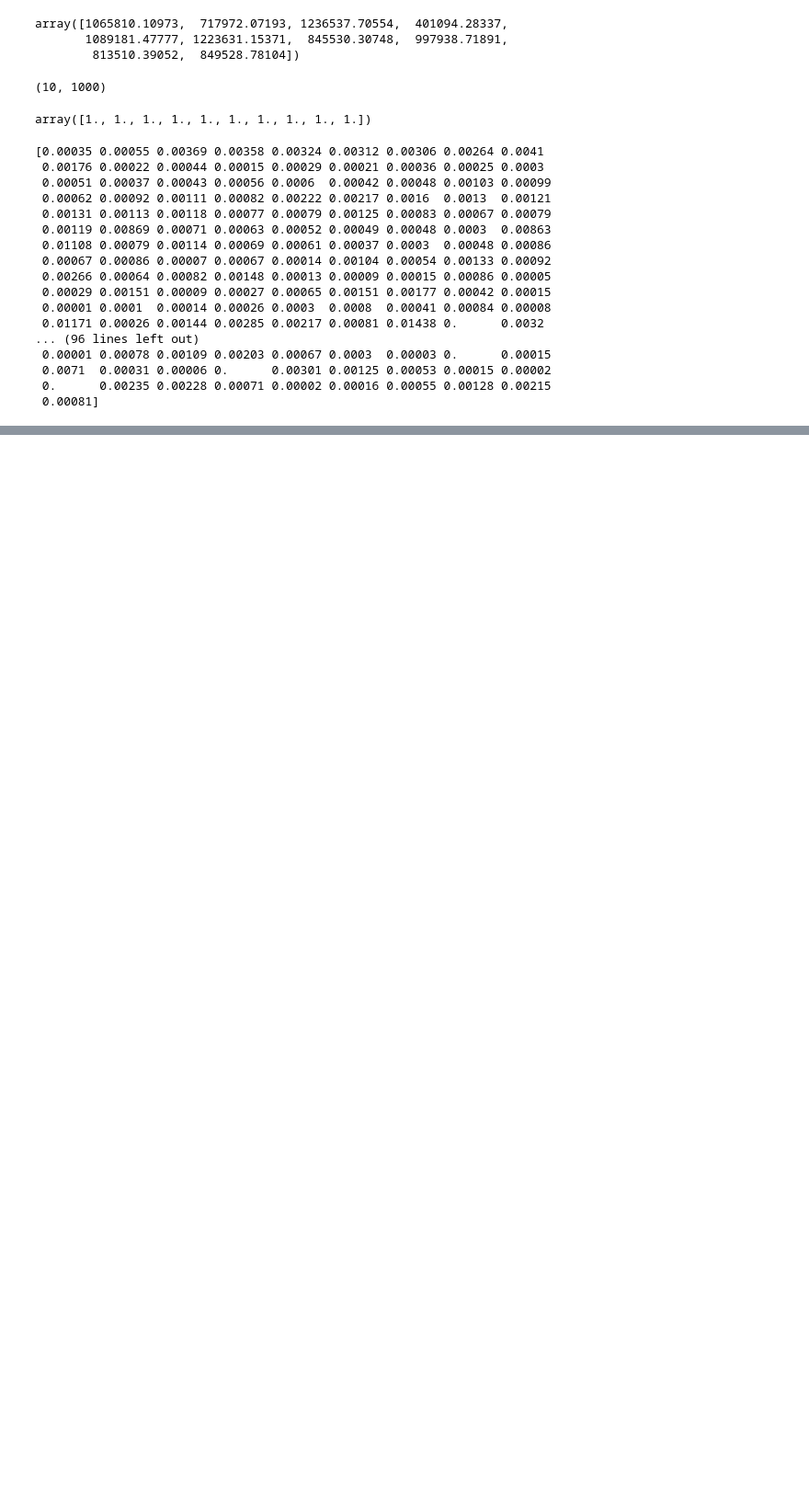
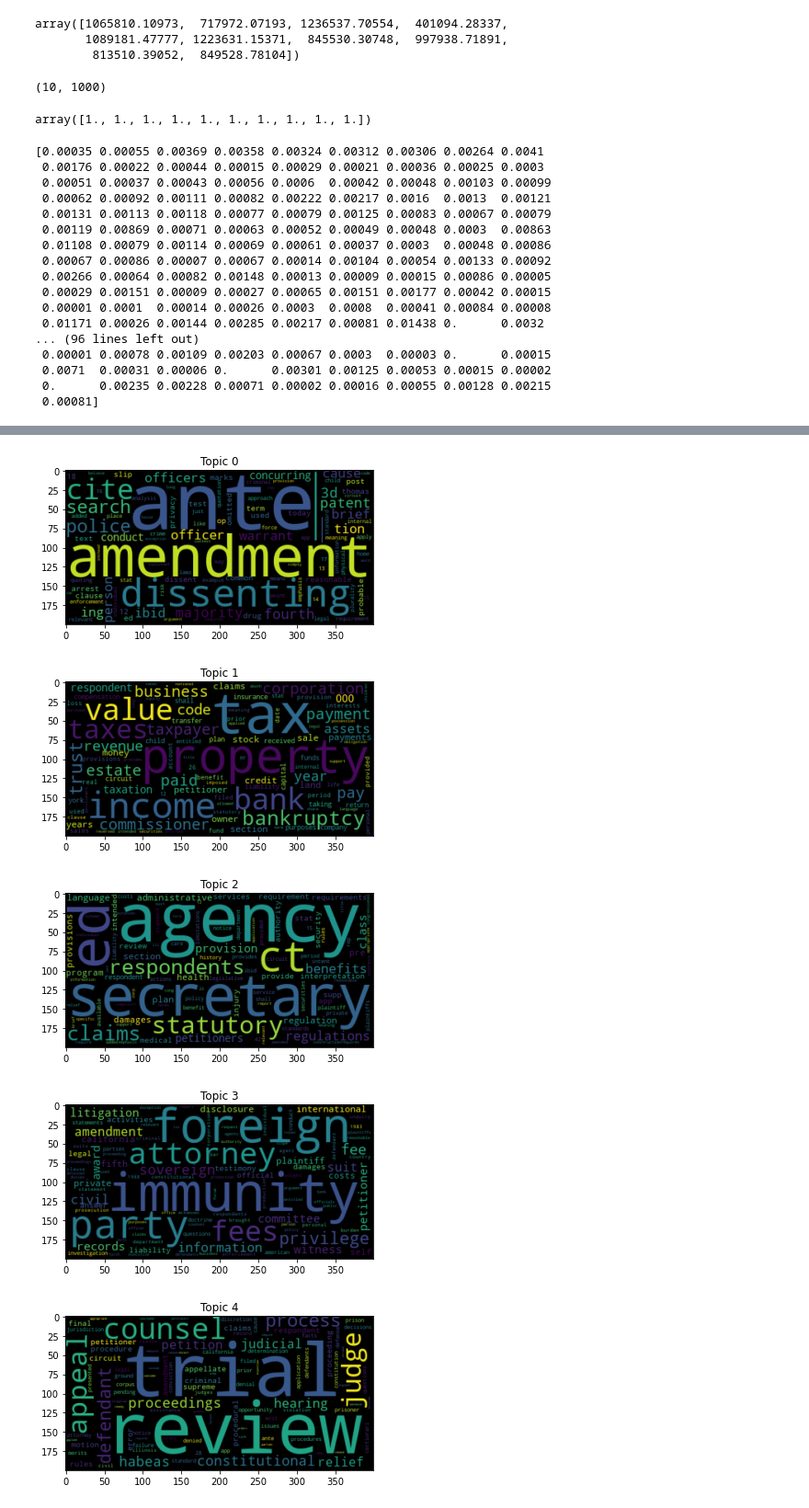
Before and after one commit to torelash/AssesingSCOTUSBias, a Jupyter notebook: data_preprocessing.ipynb, the cells around one changed output, grey strips where cells are left out. Shown at 92% size. Drawn from its saved outputs; the diff is of its cells as text; code cells hidden in the pictures; blank space fills up the shorter version.

Commit message:
Update data_preprocessing.ipynb
update word cloud/co-occurrence

```diff
--- a/data_preprocessing.ipynb
+++ b/data_preprocessing.ipynb
@@ -363,0 +381,20 @@ doc_topic_matrix[0]
+# %%
+from wordcloud import WordCloud
+
+num_max_word_cloud_words = 100
+
+vocab = tf_vectorizer.get_feature_names()
+num_topics = len(topic_word_distributions)
+
+for topic_idx in range(num_topics):
+    wc = WordCloud(max_words=num_max_word_cloud_words)
+    wc.generate_from_frequencies(dict(zip(vocab, topic_word_distributions[topic_idx])))
+    plt.figure()
+    plt.imshow(wc, interpolation='bilinear')
+    plt.title('Topic %d' % topic_idx)
+# %% [output]
+[figure, added]
+[figure, added]
+[figure, added]
+[figure, added]
+[figure, added]
```
Also changed, not shown: parts of 17 cells of this notebook.
